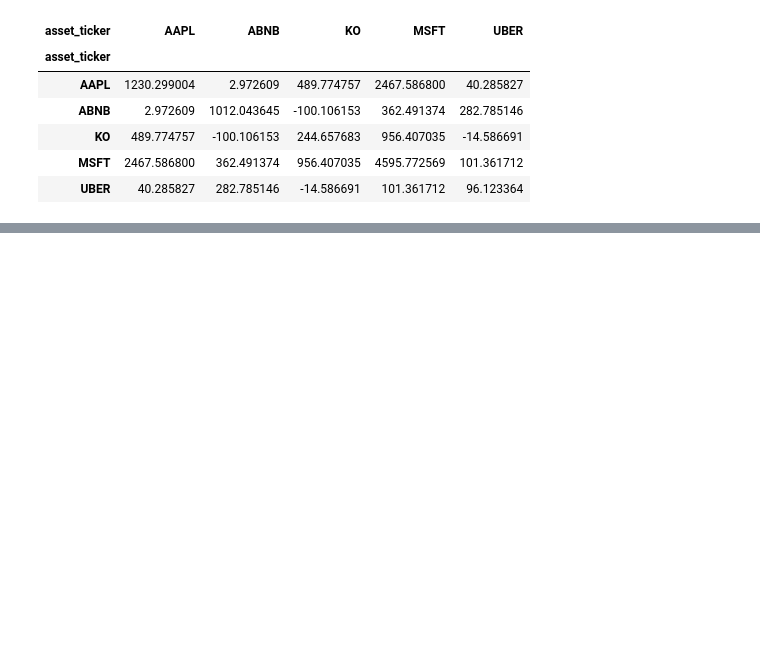
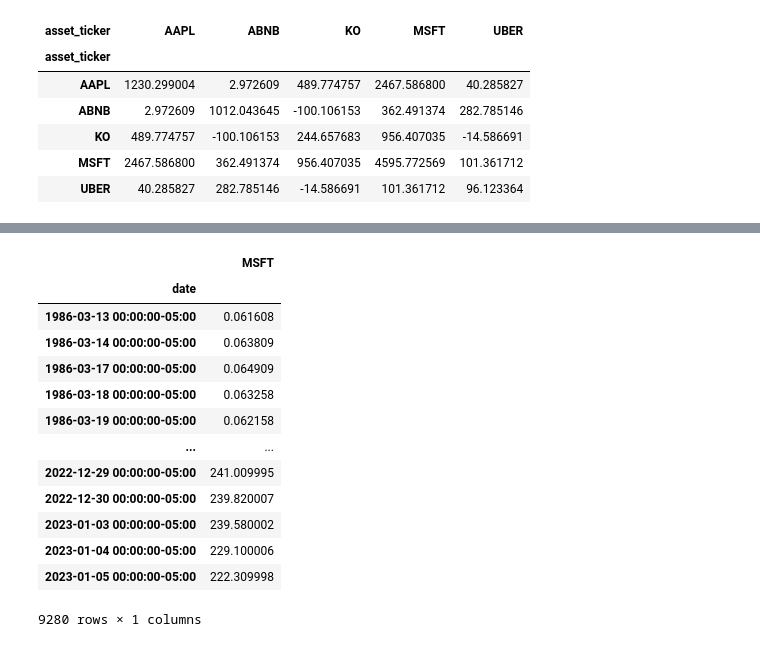
Before and after one commit to ruedibuechi/Portfolio_Rechner, a Jupyter notebook: dev_area.ipynb, the cells around one changed output, grey strips where cells are left out. Cells and saved outputs as stored; diff of their text form; code cells hidden in the pictures; blank space fills up the shorter version.

```diff
--- a/dev_area.ipynb
+++ b/dev_area.ipynb
@@ -226,0 +235,17 @@ UnboundLocalError: cannot access local variable 'weights' where it is not associ
+# %%
+asset_df[1]
+# %% [output]
+|  | MSFT |
+| date |  |
+| 1986-03-13 00:00:00-05:00 | 0.061608 |
+| 1986-03-14 00:00:00-05:00 | 0.063809 |
+| 1986-03-17 00:00:00-05:00 | 0.064909 |
+| 1986-03-18 00:00:00-05:00 | 0.063258 |
+| 1986-03-19 00:00:00-05:00 | 0.062158 |
+| ... | ... |
+| 2022-12-29 00:00:00-05:00 | 241.009995 |
+| 2022-12-30 00:00:00-05:00 | 239.820007 |
+| 2023-01-03 00:00:00-05:00 | 239.580002 |
+| 2023-01-04 00:00:00-05:00 | 229.100006 |
+| 2023-01-05 00:00:00-05:00 | 222.309998 |
+9280 rows × 1 columns
```
Also changed, not shown: parts of 20 cells of this notebook.
